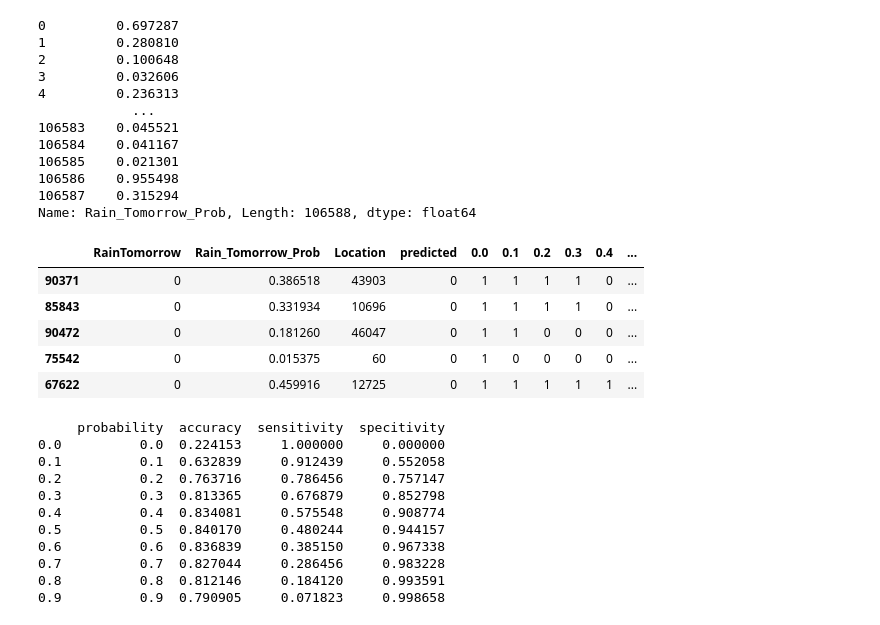
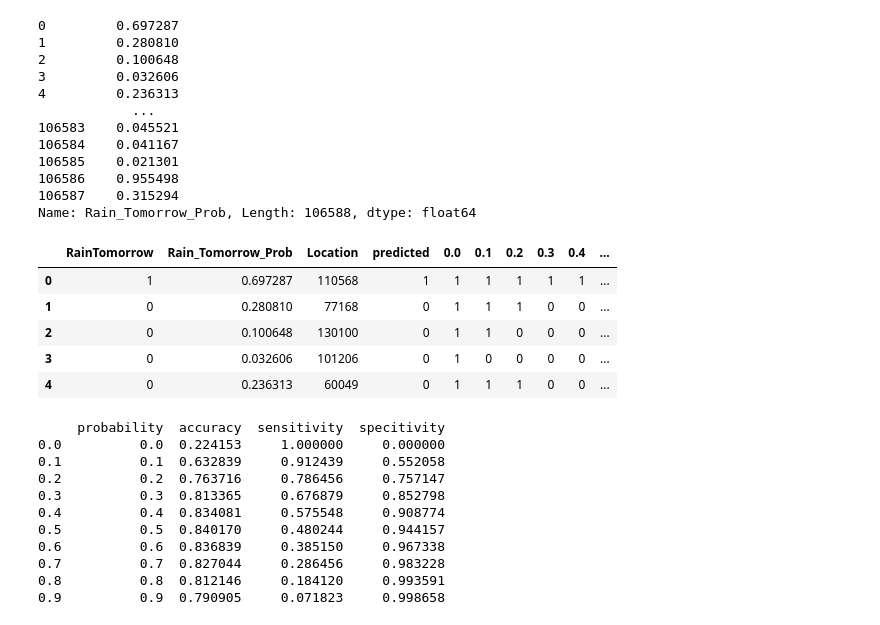
Before and after one commit to Sameer-ansarii/Case-Studies, a Jupyter notebook: RAIN PREDICTION (BINARY CLASSIFICATION-LOGISTIC REGRESSION).ipynb, the cells around one changed output. Cells and saved outputs as stored; diff of their text form; code cells hidden in the pictures.

```diff
--- a/RAIN PREDICTION (BINARY CLASSIFICATION-LOGISTIC REGRESSION).ipynb
+++ b/RAIN PREDICTION (BINARY CLASSIFICATION-LOGISTIC REGRESSION).ipynb
@@ -1532,17 +1533,17 @@ Name: Rain_Tomorrow_Prob, Length: 106588, dtype: float64
 # %%
 # Let's create columns with different probability cutoffs
 
 numbers = [float(x)/10 for x in range(10)]
 for i in numbers:
     y_train_pred_final[i]= y_train_pred_final.Rain_Tomorrow_Prob.map(lambda x: 1 if x > i else 0)
-y_train_pred_final.sample(5)
+y_train_pred_final.head()
 # %% [output]
 |  | RainTomorrow | Rain_Tomorrow_Prob | Location | predicted | 0.0 | 0.1 | 0.2 | 0.3 | 0.4 | ... |
-| 90371 | 0 | 0.386518 | 43903 | 0 | 1 | 1 | 1 | 1 | 0 | ... |
-| 85843 | 0 | 0.331934 | 10696 | 0 | 1 | 1 | 1 | 1 | 0 | ... |
-| 90472 | 0 | 0.181260 | 46047 | 0 | 1 | 1 | 0 | 0 | 0 | ... |
-| 75542 | 0 | 0.015375 | 60 | 0 | 1 | 0 | 0 | 0 | 0 | ... |
-| 67622 | 0 | 0.459916 | 12725 | 0 | 1 | 1 | 1 | 1 | 1 | ... |
+| 0 | 1 | 0.697287 | 110568 | 1 | 1 | 1 | 1 | 1 | 1 | ... |
+| 1 | 0 | 0.280810 | 77168 | 0 | 1 | 1 | 1 | 0 | 0 | ... |
+| 2 | 0 | 0.100648 | 130100 | 0 | 1 | 1 | 0 | 0 | 0 | ... |
+| 3 | 0 | 0.032606 | 101206 | 0 | 1 | 0 | 0 | 0 | 0 | ... |
+| 4 | 0 | 0.236313 | 60049 | 0 | 1 | 1 | 1 | 0 | 0 | ... |
 # %%
 # Now let's calculate accuracy sensitivity and specificity for various probability cutoffs.
 
```
Also changed, not shown: parts of 26 cells of this notebook.
